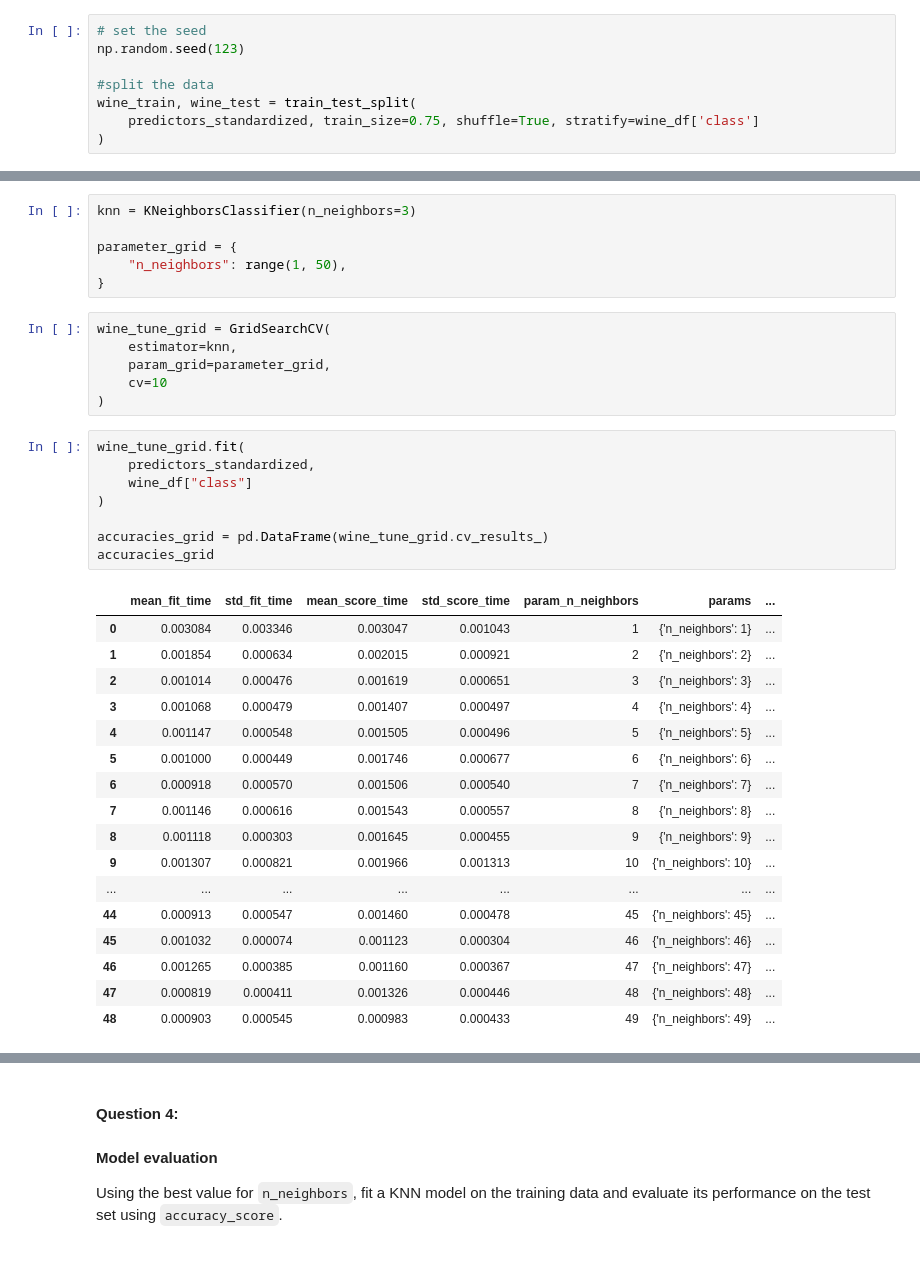
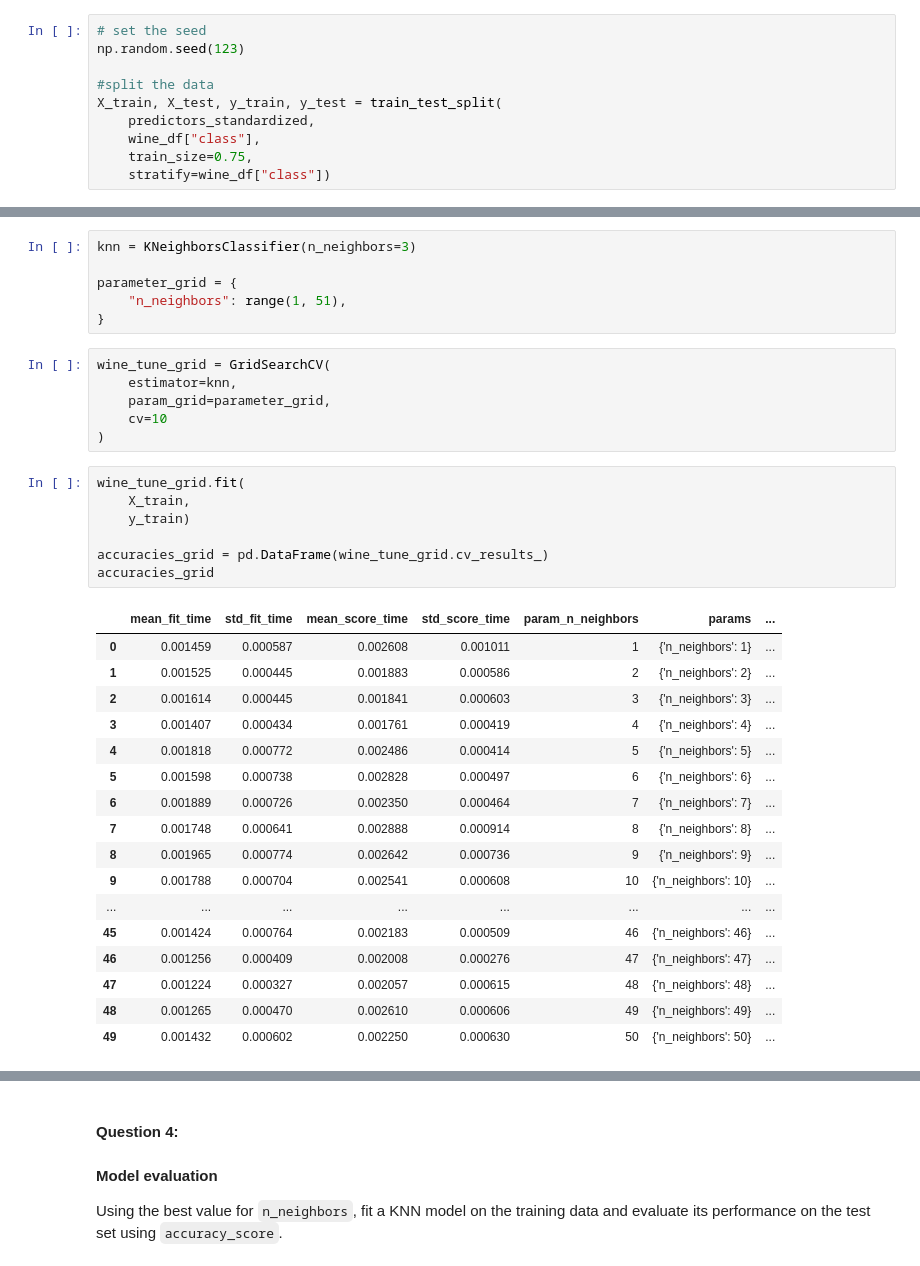
Before and after one commit to josephtaylor9/LCR, a Jupyter notebook: 02_activities/assignments/assignment_1.ipynb, the cells around one changed output, grey strips where cells are left out. Drawn from its saved outputs; the diff is of its cells as text.

```diff
--- a/02_activities/assignments/assignment_1.ipynb
+++ b/02_activities/assignments/assignment_1.ipynb
@@ -177,6 +177,8 @@ Extend the code to create a non-overlapping test set for the predictors and resp
 np.random.seed(123)
 
 #split the data
-wine_train, wine_test = train_test_split(
-    predictors_standardized, train_size=0.75, shuffle=True, stratify=wine_df['class']
-)
+X_train, X_test, y_train, y_test = train_test_split(
+    predictors_standardized,
+    wine_df["class"],
+    train_size=0.75,
+    stratify=wine_df["class"])
@@ -212,7 +198,7 @@ Perform a grid search to tune the `n_neighbors` hyperparameter using 10-fold cro
 knn = KNeighborsClassifier(n_neighbors=3)
 
 parameter_grid = {
-    "n_neighbors": range(1, 50),
+    "n_neighbors": range(1, 51),
 }
 # %%
 wine_tune_grid = GridSearchCV(
@@ -222,27 +208,26 @@ wine_tune_grid = GridSearchCV(
 )
 # %%
 wine_tune_grid.fit(
-    predictors_standardized,
-    wine_df["class"]
-)
+    X_train,
+    y_train)
 
 accuracies_grid = pd.DataFrame(wine_tune_grid.cv_results_)
 accuracies_grid
 # %% [output]
 |  | mean_fit_time | std_fit_time | mean_score_time | std_score_time | param_n_neighbors | params | ... |
-| 0 | 0.003084 | 0.003346 | 0.003047 | 0.001043 | 1 | {'n_neighbors': 1} | ... |
-| 1 | 0.001854 | 0.000634 | 0.002015 | 0.000921 | 2 | {'n_neighbors': 2} | ... |
-| 2 | 0.001014 | 0.000476 | 0.001619 | 0.000651 | 3 | {'n_neighbors': 3} | ... |
-| 3 | 0.001068 | 0.000479 | 0.001407 | 0.000497 | 4 | {'n_neighbors': 4} | ... |
-| 4 | 0.001147 | 0.000548 | 0.001505 | 0.000496 | 5 | {'n_neighbors': 5} | ... |
-| 5 | 0.001000 | 0.000449 | 0.001746 | 0.000677 | 6 | {'n_neighbors': 6} | ... |
-| 6 | 0.000918 | 0.000570 | 0.001506 | 0.000540 | 7 | {'n_neighbors': 7} | ... |
-| 7 | 0.001146 | 0.000616 | 0.001543 | 0.000557 | 8 | {'n_neighbors': 8} | ... |
-| 8 | 0.001118 | 0.000303 | 0.001645 | 0.000455 | 9 | {'n_neighbors': 9} | ... |
-| 9 | 0.001307 | 0.000821 | 0.001966 | 0.001313 | 10 | {'n_neighbors': 10} | ... |
+| 0 | 0.001459 | 0.000587 | 0.002608 | 0.001011 | 1 | {'n_neighbors': 1} | ... |
+| 1 | 0.001525 | 0.000445 | 0.001883 | 0.000586 | 2 | {'n_neighbors': 2} | ... |
+| 2 | 0.001614 | 0.000445 | 0.001841 | 0.000603 | 3 | {'n_neighbors': 3} | ... |
+| 3 | 0.001407 | 0.000434 | 0.001761 | 0.000419 | 4 | {'n_neighbors': 4} | ... |
+| 4 | 0.001818 | 0.000772 | 0.002486 | 0.000414 | 5 | {'n_neighbors': 5} | ... |
+| 5 | 0.001598 | 0.000738 | 0.002828 | 0.000497 | 6 | {'n_neighbors': 6} | ... |
+| 6 | 0.001889 | 0.000726 | 0.002350 | 0.000464 | 7 | {'n_neighbors': 7} | ... |
+| 7 | 0.001748 | 0.000641 | 0.002888 | 0.000914 | 8 | {'n_neighbors': 8} | ... |
+| 8 | 0.001965 | 0.000774 | 0.002642 | 0.000736 | 9 | {'n_neighbors': 9} | ... |
+| 9 | 0.001788 | 0.000704 | 0.002541 | 0.000608 | 10 | {'n_neighbors': 10} | ... |
 | ... | ... | ... | ... | ... | ... | ... | ... |
-| 44 | 0.000913 | 0.000547 | 0.001460 | 0.000478 | 45 | {'n_neighbors': 45} | ... |
-| 45 | 0.001032 | 0.000074 | 0.001123 | 0.000304 | 46 | {'n_neighbors': 46} | ... |
-| 46 | 0.001265 | 0.000385 | 0.001160 | 0.000367 | 47 | {'n_neighbors': 47} | ... |
-| 47 | 0.000819 | 0.000411 | 0.001326 | 0.000446 | 48 | {'n_neighbors': 48} | ... |
-| 48 | 0.000903 | 0.000545 | 0.000983 | 0.000433 | 49 | {'n_neighbors': 49} | ... |
+| 45 | 0.001424 | 0.000764 | 0.002183 | 0.000509 | 46 | {'n_neighbors': 46} | ... |
+| 46 | 0.001256 | 0.000409 | 0.002008 | 0.000276 | 47 | {'n_neighbors': 47} | ... |
+| 47 | 0.001224 | 0.000327 | 0.002057 | 0.000615 | 48 | {'n_neighbors': 48} | ... |
+| 48 | 0.001265 | 0.000470 | 0.002610 | 0.000606 | 49 | {'n_neighbors': 49} | ... |
+| 49 | 0.001432 | 0.000602 | 0.002250 | 0.000630 | 50 | {'n_neighbors': 50} | ... |
```
Also changed, not shown: parts of 11 cells of this notebook.
